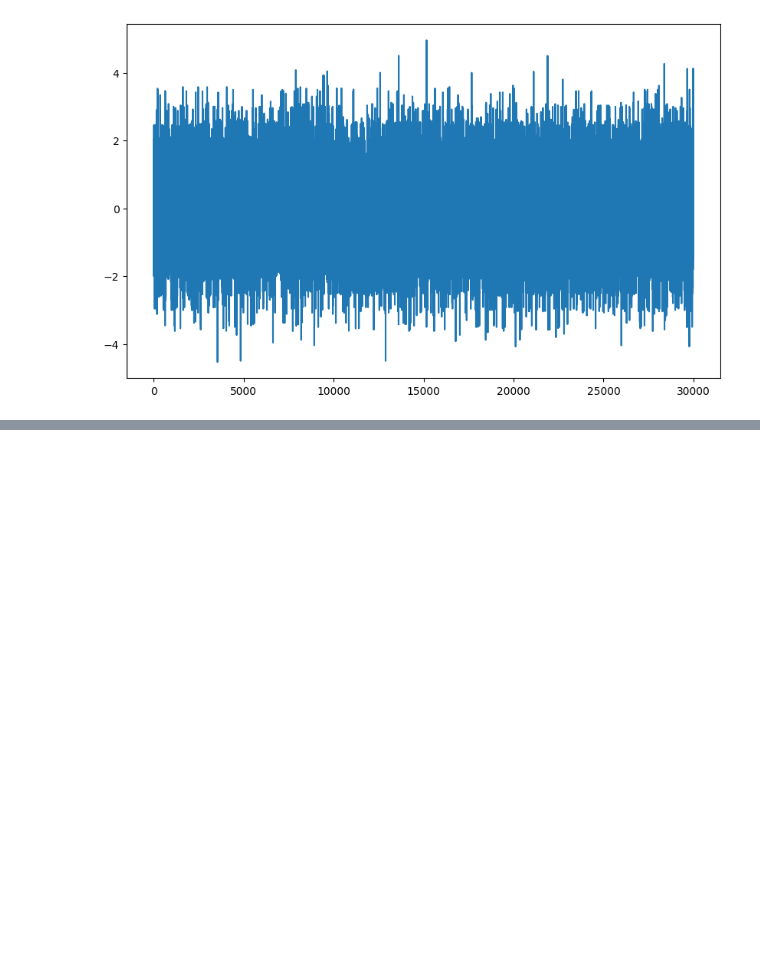
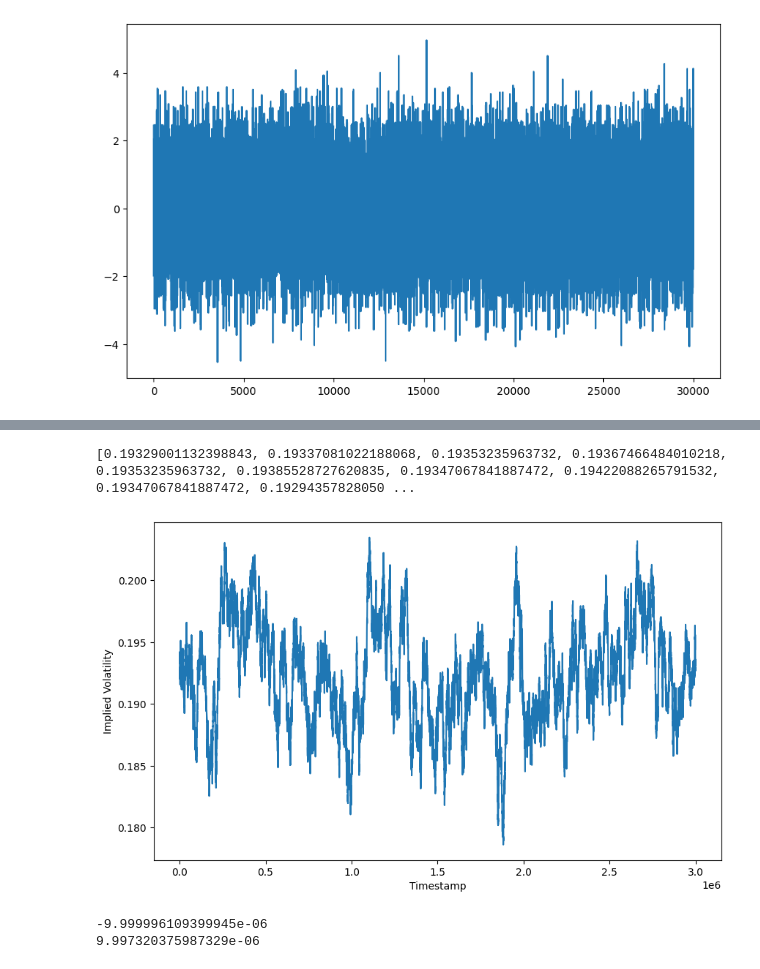
Before and after one commit to johannesfuest/prosperity-2, a Jupyter notebook: analysis/coconuts_analysis.ipynb, the cells around one changed output, grey strips where cells are left out. Cells and saved outputs as stored; diff of their text form; code cells hidden in the pictures; blank space fills up the shorter version.

Commit message:
black scholes analysis

```diff
--- a/analysis/coconuts_analysis.ipynb
+++ b/analysis/coconuts_analysis.ipynb
@@ -228,0 +222,37 @@ plt.show()
+# %%
+
+def binary_search_vol(market_price, S, K, T, r, tolerance=1e-5):
+    sigma_low = 0.001
+    sigma_high = 1.0
+    for i in range(100):
+        sigma_mid = (sigma_low + sigma_high) / 2
+        price_mid = black_scholes(S, K, T, r, sigma_mid)
+        if price_mid > market_price:
+            sigma_high = sigma_mid
+        else:
+            sigma_low = sigma_mid
+
+        if abs(price_mid - market_price) < tolerance:
+            return sigma_mid
+
+    return (sigma_low + sigma_high) / 2
+# %%
+# Calculate implied volatility
+from scipy.stats import norm
+# join coconut and coupon prices
+coup_prices = df_coup_prices['mid_price'].values + premium
+coconut_prices = df_nut_prices['mid_price'].values + 10000
+K = 10000
+T = 250 / 365
+r = 0
+implied_vol = []
+for i in range(len(coup_prices)):
+    price = coup_prices[i]
+    S = coconut_prices[i]
+    sigma = binary_search_vol(price, S, K, T, r)
+    implied_vol.append(sigma)
+print(implied_vol)
+print(max(implied_vol))
+print(min(implied_vol))
+# %% [output]
+[0.19329001132398843, 0.19337081022188068, 0.19353235963732, 0.19367466484010218, 0.19353235963732, 0.19385528727620835, 0.19347067841887472, 0.19422088265791532, 0.19347067841887472, 0.19294357828050 ...
@@ -228,0 +270,17 @@ plt.show()
+# %%
+# plot implied volatility over time. Seems mean reverting.
+# Strategy idea: just use mean vol to price the options and trade on that
+plt.figure(figsize=(10, 6))
+plt.plot(df_coup_prices['timestamp'], implied_vol)
+plt.xlabel('Timestamp')
+plt.ylabel('Implied Volatility')
+plt.show()
+# %% [output]
+[figure, added]
+# %%
+# sanity check: black scholes prices are basically same as the actual prices
+print(min(coup_prices - bs_prices))
+print(max(coup_prices - bs_prices))
+# %% [output]
+-9.999996109399945e-06
+9.997320375987329e-06
```
Also changed, not shown: parts of 8 cells of this notebook.
